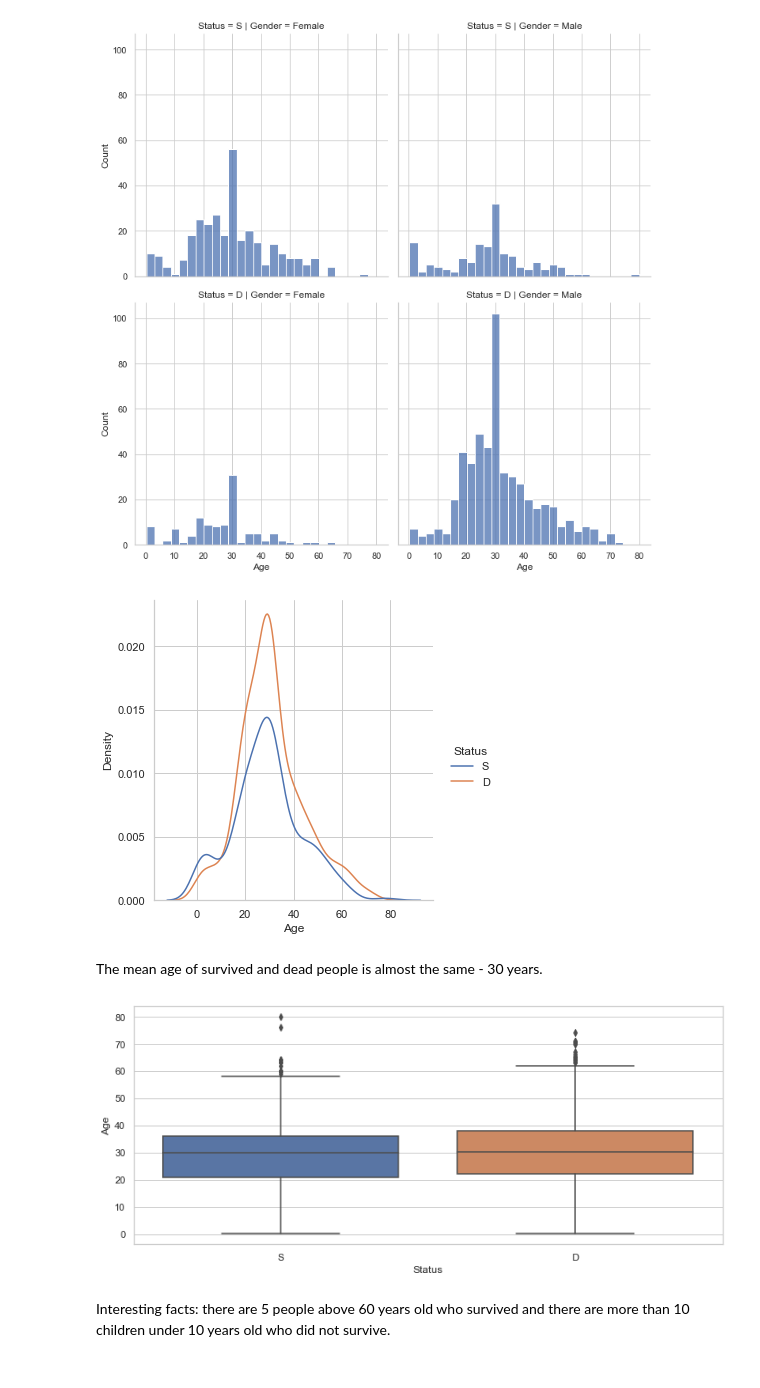
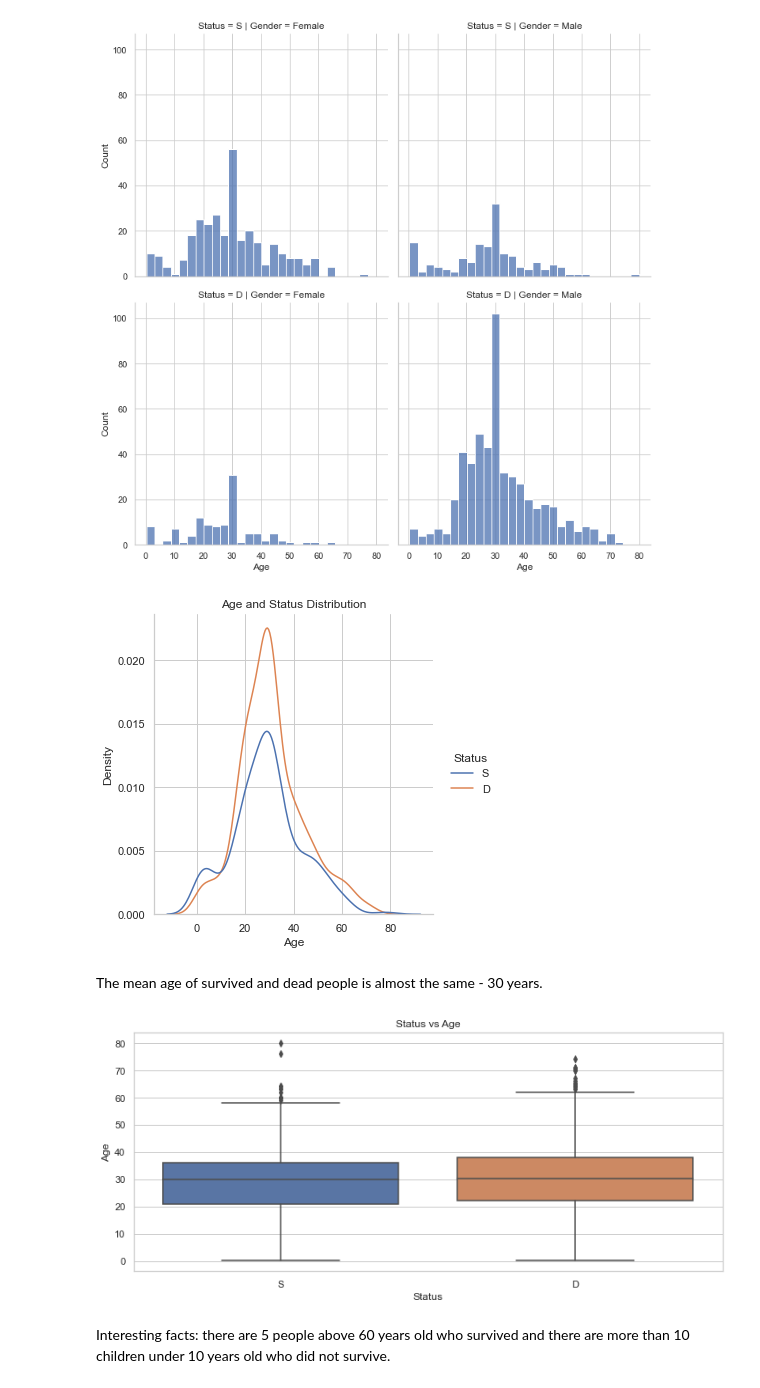
Before and after one commit to elipopovadev/Statistics-for-Data-Analysis-Using-Python, a Jupyter notebook: Project Data Visualization/Titanic Project.ipynb, the cells around one changed output. Cells and saved outputs as stored; diff of their text form; code cells hidden in the pictures.

```diff
--- a/Project Data Visualization/Titanic Project.ipynb
+++ b/Project Data Visualization/Titanic Project.ipynb
@@ -158,18 +163,20 @@ plt.show()
 # %%
 sns.set(style='whitegrid')
 sns.displot(data = titanic, x = "Age",kind = "kde", hue = "Status")
+plt.title("Age and Status Distribution")
 plt.show()
 # %% [output]
-[figure, old version]
+[figure, new version]
 # %% [markdown]
 The mean age of survived and dead people is almost the same - 30 years.
 # %%
 sns.set(style='whitegrid')
 plt.figure(figsize=(12, 5))
 sns.boxplot(data = titanic, x = "Status", y = "Age")
+plt.title("Status vs Age")
 plt.show()
 # %% [output]
-[figure, old version]
+[figure, new version]
 # %% [markdown]
 Interesting facts: there are 5 people above 60 years old who survived and there are more than 10 children under 10 years old who did not survive.
 # %%
```
Also changed, not shown: parts of 31 cells of this notebook.
